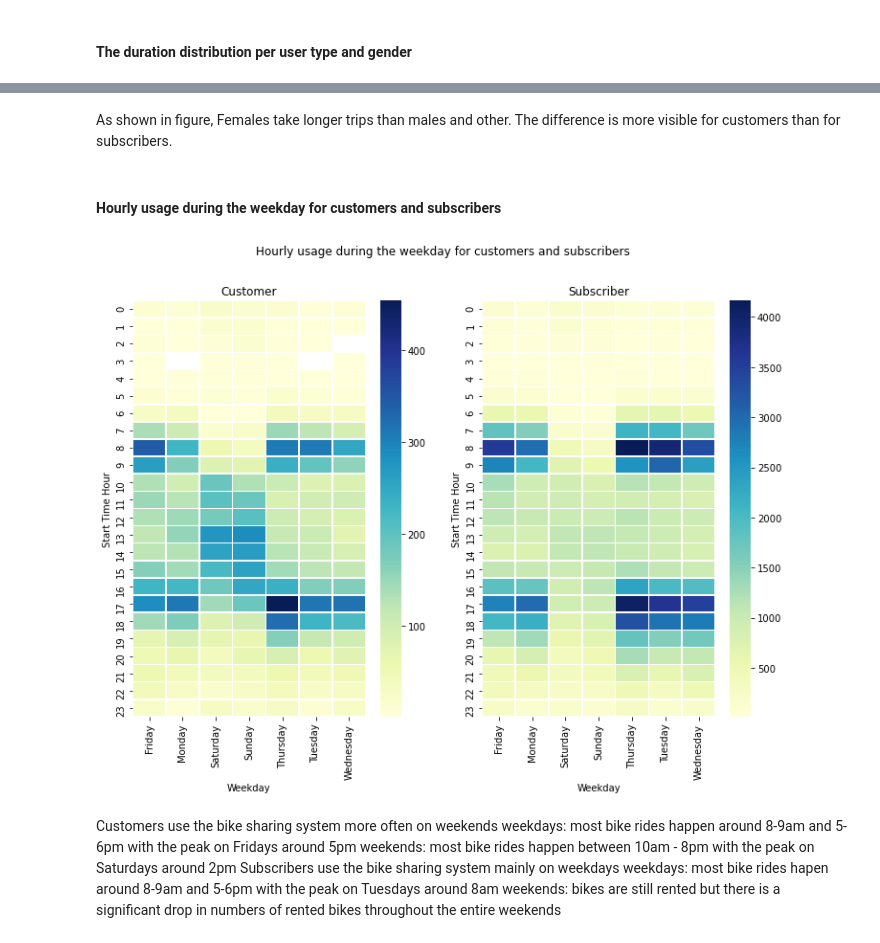
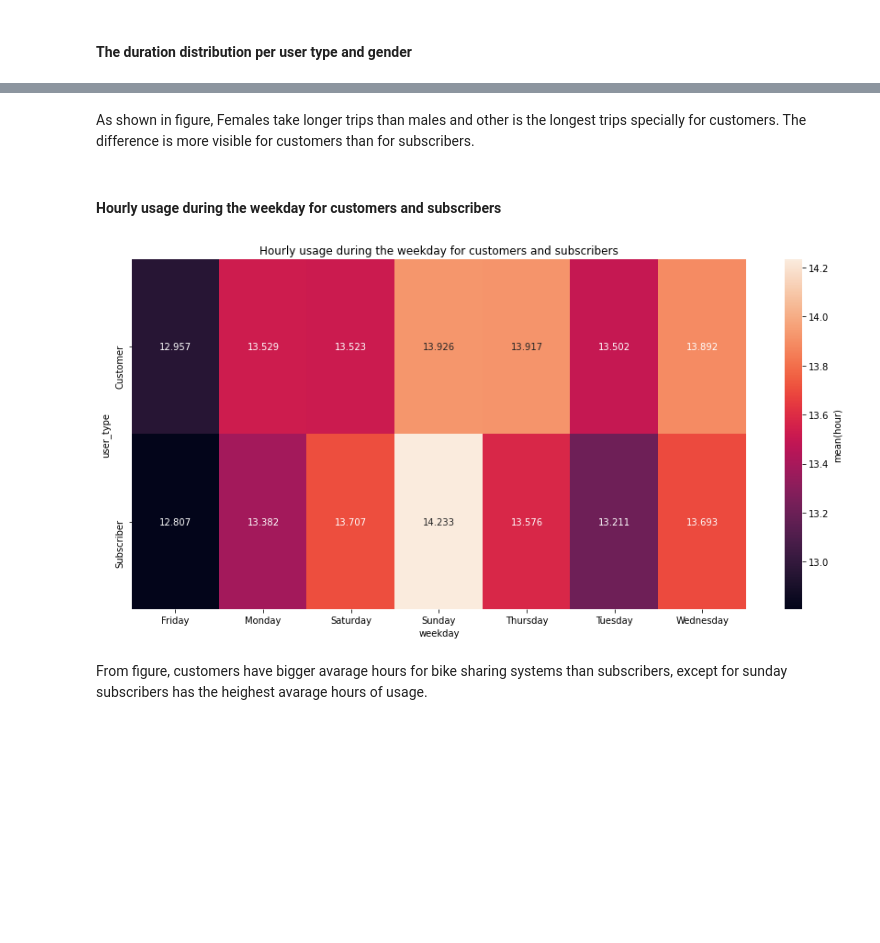
Before and after one commit to Yasmine-hub/Udacity_communicate-data-findings, a Jupyter notebook: exploration_template.ipynb, the cells around one changed output, grey strips where cells are left out. Cells and saved outputs as stored; diff of their text form; code cells hidden in the pictures; blank space fills up the shorter version.

```diff
--- a/exploration_template.ipynb
+++ b/exploration_template.ipynb
@@ -436,41 +435,23 @@ g.fig.suptitle('Trip duration per user type and gender', y=1.05);
 # %% [markdown]
-As shown in figure, Females take longer trips than males and other. The difference is more visible for customers than for subscribers.
+As shown in figure, Females take longer trips than males and other is the longest trips specially for customers. The difference is more visible for customers than for subscribers.
 # %% [markdown]
 #### Hourly usage during the weekday for customers and subscribers
-# %%
-#plotting heatmap for customers and subscribers
-plt.figure(figsize=(12,8))
-plt.suptitle('Hourly usage during the weekday for customers and subscribers')
-
-# heatmap for customers
-plt.subplot(1, 2, 1)
-df_customer = df.query('user_type == "Customer"').groupby(["hour", "weekday"])["bike_id"].size().reset_index()
-df_customer = df_customer.pivot("hour", "weekday", "bike_id")
-sb.heatmap(df_customer, cmap="YlGnBu", linewidths=.5)
-
-plt.title("Customer", y=1.06)
-plt.xlabel('Weekday')
-plt.ylabel('Start Time Hour')
-
-# heatmap for subscribers
-plt.subplot(1, 2, 2)
-df_subscriber = df.query('user_type == "Subscriber"').groupby(["hour", "weekday"])["bike_id"].size().reset_index()
-df_subscriber = df_subscriber.pivot("hour", "weekday", "bike_id")
-sb.heatmap(df_subscriber, cmap="YlGnBu", linewidths=.5)
-
-plt.title("Subscriber", y=1.06)
-plt.xlabel('Weekday')
-plt.ylabel('Start Time Hour');
-# %% [output]
-[figure, removed]
-# %% [markdown]
-
-Customers use the bike sharing system more often on weekends
-weekdays: most bike rides happen around 8-9am and 5-6pm with the peak on Fridays around 5pm
-weekends: most bike rides happen between 10am - 8pm with the peak on Saturdays around 2pm
-Subscribers use the bike sharing system mainly on weekdays
-weekdays: most bike rides hapen around 8-9am and 5-6pm with the peak on Tuesdays around 8am
-weekends: bikes are still rented but there is a significant drop in numbers of rented bikes throughout the entire weekends
+# %%
+#plotting hourly usage user type within week
+
+plt.figure(figsize = [15, 7])
+
+cat_means = df.groupby(['weekday', 'user_type']).mean()['hour']
+cat_means = cat_means.reset_index(name = 'bike_id')
+cat_means = cat_means.pivot(index = 'user_type', columns = 'weekday',
+                            values = 'bike_id')
+sb.heatmap(cat_means, annot = True, fmt = '.3f',
+           cbar_kws = {'label' : 'mean(hour)'})
+plt.title('Hourly usage during the weekday for customers and subscribers');
+# %% [output]
+[figure, added]
+# %% [markdown]
+From figure, customers have bigger avarage hours for bike sharing systems than subscribers, except for sunday subscribers has the heighest avarage hours of usage.
 # %% [markdown]
 <a id='conclusions'></a>
 ## Conclusions:
```
Also changed, not shown: parts of 20 cells of this notebook, 1 other file.
